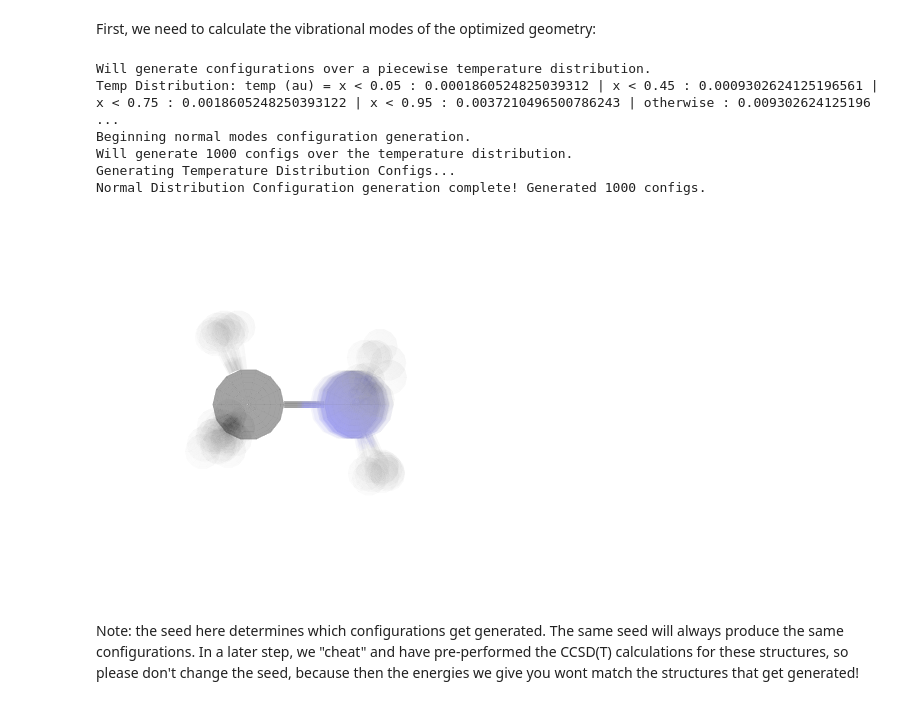
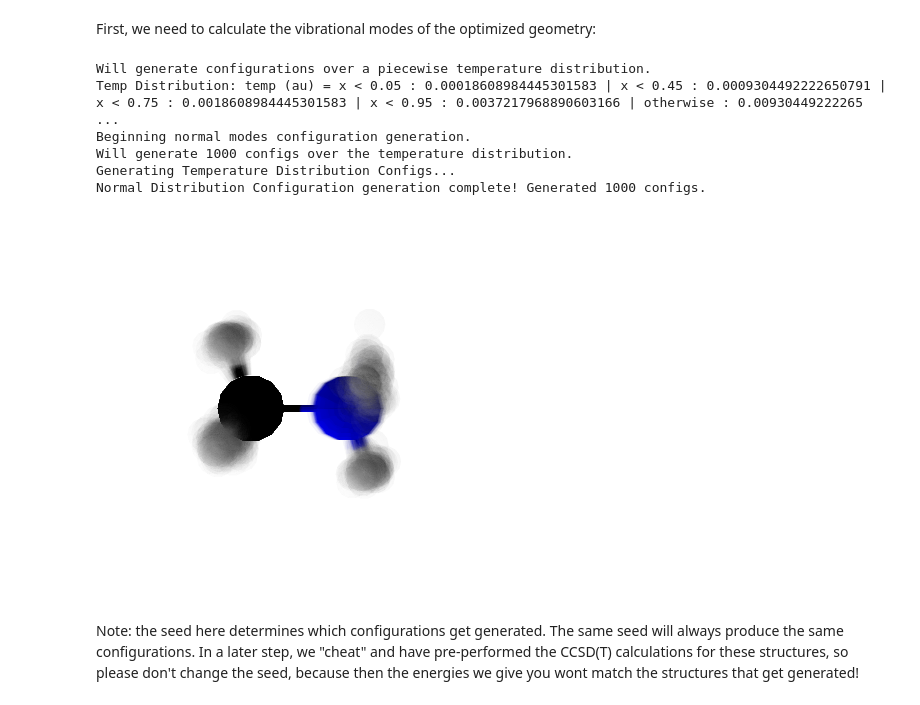
Before and after one commit to PolyachenkoYA/QDMS_2025, a Jupyter notebook: tutorials/2_Many-Body_Model_Build-Along/Tutorial_2.2.ipynb, the cells around one changed output. Saved outputs shown, nothing was run; the diff lists cells and outputs as text; code cells hidden in the pictures.

```diff
--- a/tutorials/2_Many-Body_Model_Build-Along/Tutorial_2.2.ipynb
+++ b/tutorials/2_Many-Body_Model_Build-Along/Tutorial_2.2.ipynb
@@ -21,3 +17,7 @@ vibrational_modes_CH3NH2 = read_vibrational_modes(vibrational_modes_CH3NH2_path)
+# %%
+definition_CH3NH2 = read_definition(paths.definitions.systems.CH3NH2)
+minimized_structure_CH3NH2 = read_system(definition_CH3NH2, paths.structures.minimized_CH3NH2)
+vibrational_modes_CH3NH2 = read_vibrational_modes(paths.structures.vibrational_modes_CH3NH2)
 # %%
 configuration_generator = NormalModesConfigurationGenerator(
         minimized_structure_CH3NH2,
@@ -25,10 +25,10 @@ configuration_generator = NormalModesConfigurationGenerator(
         classical=False,
 )
 configurations_vibrational_modes_CH3NH2 = list(configuration_generator.generate_configurations(num_configs=1000, seed=54321))
-write_systems(pip_1b_modes_configs_path, configurations_vibrational_modes_CH3NH2)
+write_systems(paths.PIP_CH3NH2.configs.vibrational_modes, configurations_vibrational_modes_CH3NH2)
 # %% [output]
 Will generate configurations over a piecewise temperature distribution.
-Temp Distribution: temp (au) = x < 0.05 : 0.0001860524825039312 | x < 0.45 : 0.0009302624125196561 | x < 0.75 : 0.0018605248250393122 | x < 0.95 : 0.0037210496500786243 | otherwise : 0.009302624125196 ...
+Temp Distribution: temp (au) = x < 0.05 : 0.00018608984445301583 | x < 0.45 : 0.0009304492222650791 | x < 0.75 : 0.0018608984445301583 | x < 0.95 : 0.0037217968890603166 | otherwise : 0.00930449222265 ...
 Beginning normal modes configuration generation.
 Will generate 1000 configs over the temperature distribution.
 Generating Temperature Distribution Configs...
@@ -36,13 +36,13 @@ Normal Distribution Configuration generation complete! Generated 1000 configs.
 # %%
 render_overlayed_systems(
     configurations_vibrational_modes_CH3NH2,
     centerer=lambda system: system.atoms[0].point,
     aligner=lambda system: (system.atoms[4].point, system.atoms[3].point),
     alpha=0.02,
-    num_to_show=10
+    num_to_show=100
 )
 # %% [output]
-[figure, old version]
+[figure, new version]
 # %% [markdown]
 Note: the seed here determines which configurations get generated. The same seed will always produce the same configurations. In a later step, we "cheat" and have pre-performed the CCSD(T) calculations for these structures, so please don't change the seed, because then the energies we give you wont match the structures that get generated!
 # %% [markdown]
```
Also changed, not shown: parts of 18 cells of this notebook, 3 other files.
